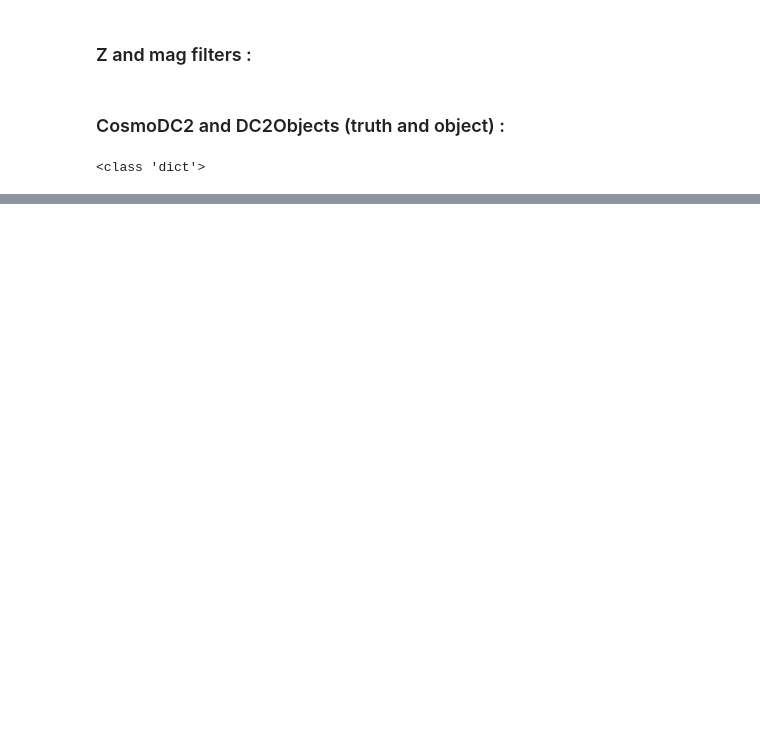
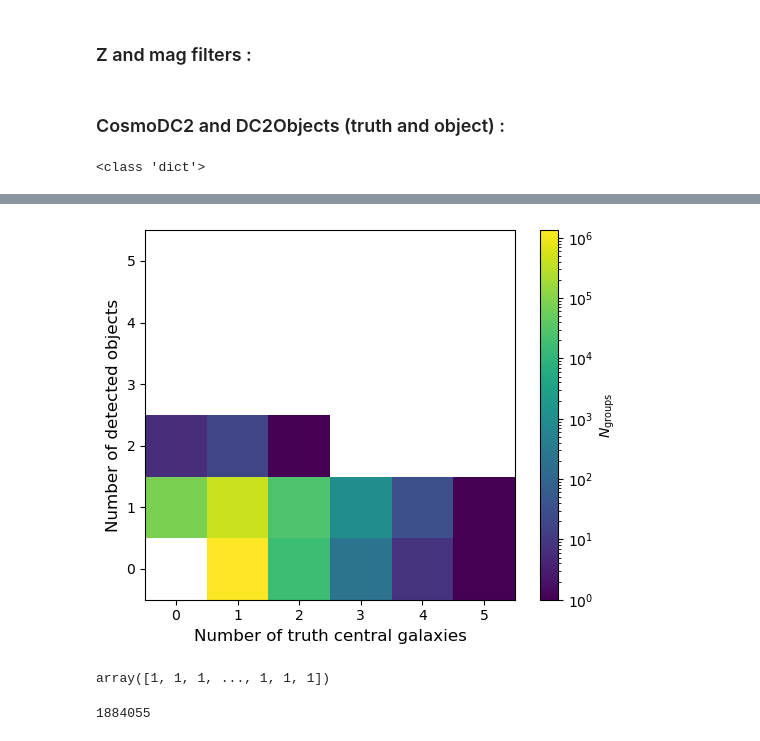
Before and after one commit to GabrielFrugier/stage_LSST, a Jupyter notebook: nt_nobs_system.ipynb, the cells around one changed output, grey strips where cells are left out. Saved outputs shown, nothing was run; the diff lists cells and outputs as text; code cells hidden in the pictures; blank space fills up the shorter version.

```diff
--- a/nt_nobs_system.ipynb
+++ b/nt_nobs_system.ipynb
@@ -201,0 +230,23 @@ Table length=3433707
+# %%
+n_truth_central = np.bincount(results['group_id'][truth_mask], minlength=n_groups)  # groupe de galaxies centrales
+
+plt.figure()
+hist2=plt.hist2d(n_truth[np.where(truth_data['is_central']==True)[0]], n_object[np.where(truth_data['is_central']==True)[0]],
+                    bins=np.arange(max(np.max(n_object),
+                    np.max(n_truth))+2)-0.5,
+                    norm=mpl.colors.LogNorm())
+plt.xlabel('Number of truth central galaxies', fontsize=12)
+plt.ylabel('Number of detected objects', fontsize=12)
+plt.colorbar(label=r'$N_{\rm groups}$')
+plt.gca().set_aspect('equal')
+plt.show()
+# %% [output]
+[figure, added]
+# %%
+n_truth
+# %% [output]
+array([1, 1, 1, ..., 1, 1, 1])
+# %%
+ len(n_object[np.where(truth_data['is_central']==True)[0]])
+# %% [output]
+1884055
```
Also changed, not shown: parts of 19 cells of this notebook.
